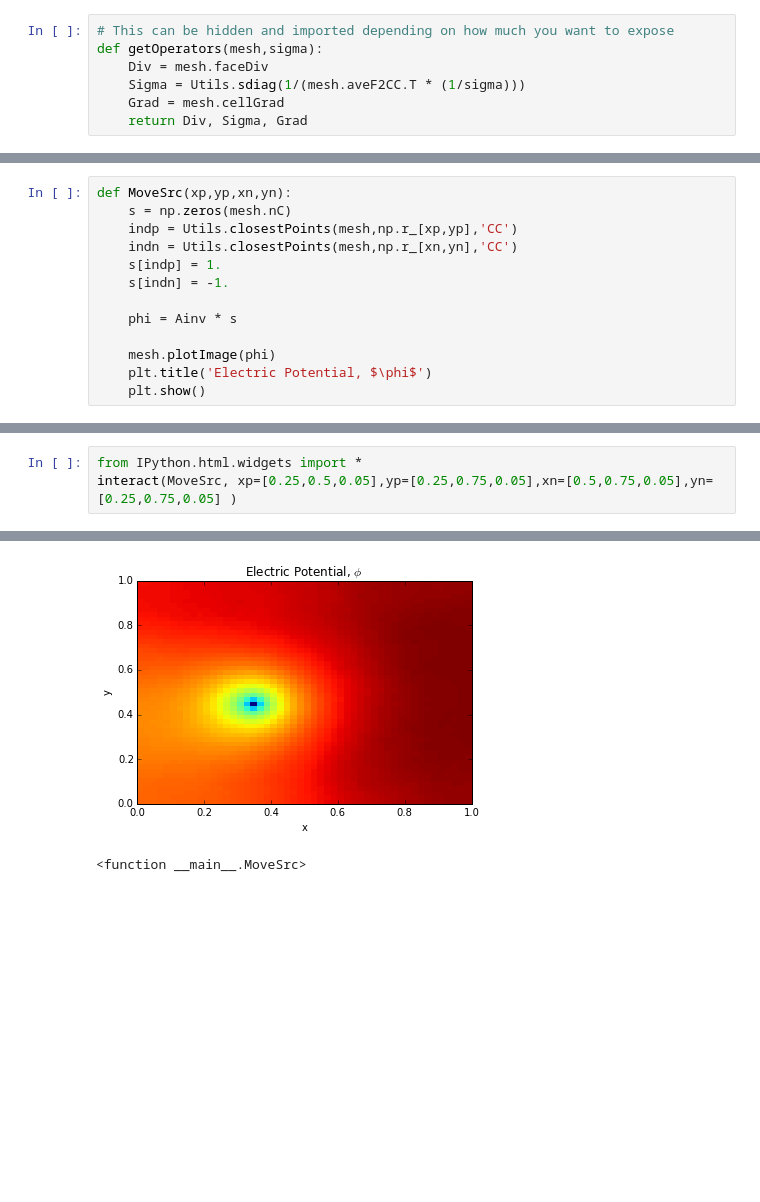
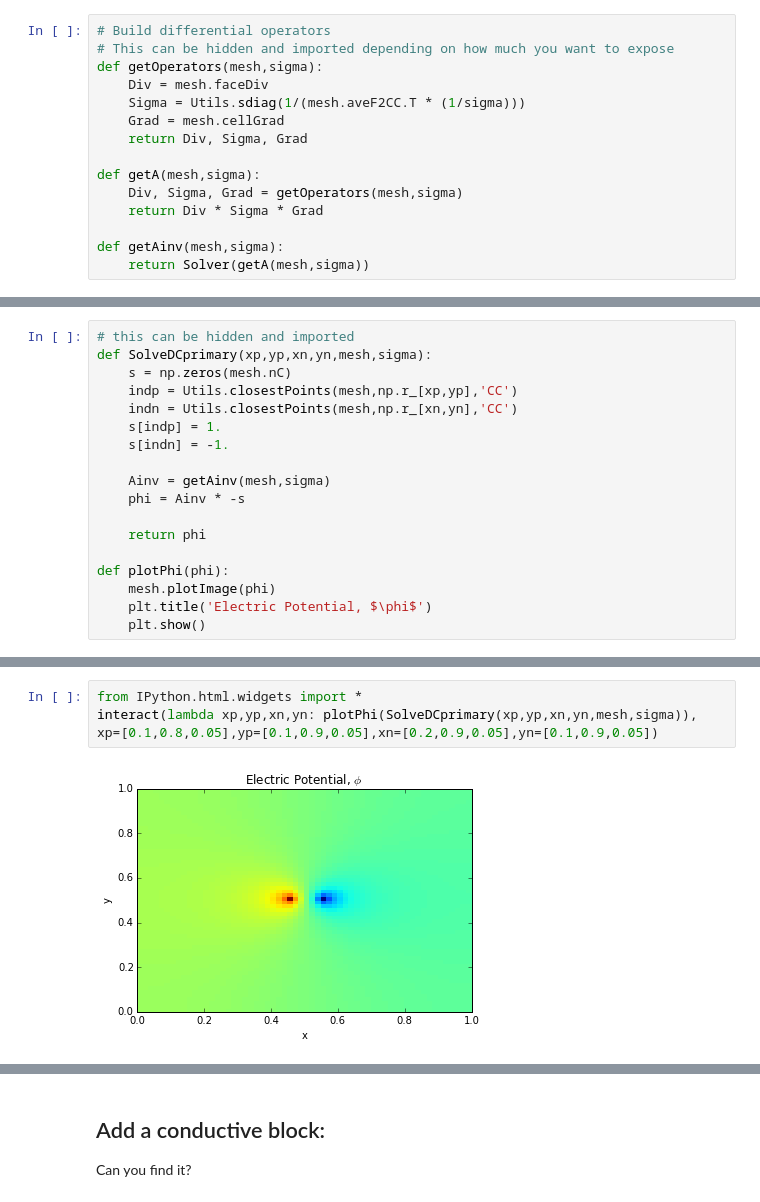
Before and after one commit to simpeg/presentations, a Jupyter notebook: SciPy2015/EdIndustryResearch/DCResistivityEx.ipynb, the cells around one changed output, grey strips where cells are left out. Drawn from its saved outputs; the diff is of its cells as text; blank space fills up the shorter version.

```diff
--- a/SciPy2015/EdIndustryResearch/DCResistivityEx.ipynb
+++ b/SciPy2015/EdIndustryResearch/DCResistivityEx.ipynb
@@ -33,9 +40,17 @@ s[indn] = -1
 # %%
+# Build differential operators
 # This can be hidden and imported depending on how much you want to expose
 def getOperators(mesh,sigma):
     Div = mesh.faceDiv
     Sigma = Utils.sdiag(1/(mesh.aveF2CC.T * (1/sigma)))
     Grad = mesh.cellGrad
     return Div, Sigma, Grad
+
+def getA(mesh,sigma):
+    Div, Sigma, Grad = getOperators(mesh,sigma)
+    return Div * Sigma * Grad
+
+def getAinv(mesh,sigma):
+    return Solver(getA(mesh,sigma))
 # %% [markdown]
 # DC Resistivity
@@ -56,13 +75,18 @@ plt.title('Electric Potential, $\phi$')
 # %%
-def MoveSrc(xp,yp,xn,yn):
+# this can be hidden and imported
+def SolveDCprimary(xp,yp,xn,yn,mesh,sigma):
     s = np.zeros(mesh.nC)
     indp = Utils.closestPoints(mesh,np.r_[xp,yp],'CC')
     indn = Utils.closestPoints(mesh,np.r_[xn,yn],'CC')
     s[indp] = 1.
     s[indn] = -1.
 
-    phi = Ainv * s
+    Ainv = getAinv(mesh,sigma)
+    phi = Ainv * -s
 
+    return phi
+
+def plotPhi(phi):
     mesh.plotImage(phi)
     plt.title('Electric Potential, $\phi$')
     plt.show()
@@ -69,4 +106,5 @@ def MoveSrc(xp,yp,xn,yn):
 # %%
 from IPython.html.widgets import *
-interact(MoveSrc, xp=[0.25,0.5,0.05],yp=[0.25,0.75,0.05],xn=[0.5,0.75,0.05],yn=[0.25,0.75,0.05] )
+interact(lambda xp,yp,xn,yn: plotPhi(SolveDCprimary(xp,yp,xn,yn,mesh,sigma)), xp=[0.1,0.8,0.05],yp=[0.1,0.9,0.05],xn=[0.2,0.9,0.05],yn=[0.1,0.9,0.05])
 # %% [output]
+[figure, new version]
@@ -74,2 +112,3 @@ interact(MoveSrc, xp=[0.25,0.5,0.05],yp=[0.25,0.75,0.05],xn=[0.5,0.75,0.05],yn=[
-[figure, old version]
-<function __main__.MoveSrc>
+# %% [markdown]
+## Add a conductive block:
+Can you find it?
```
Also changed, not shown: parts of 23 cells of this notebook.
